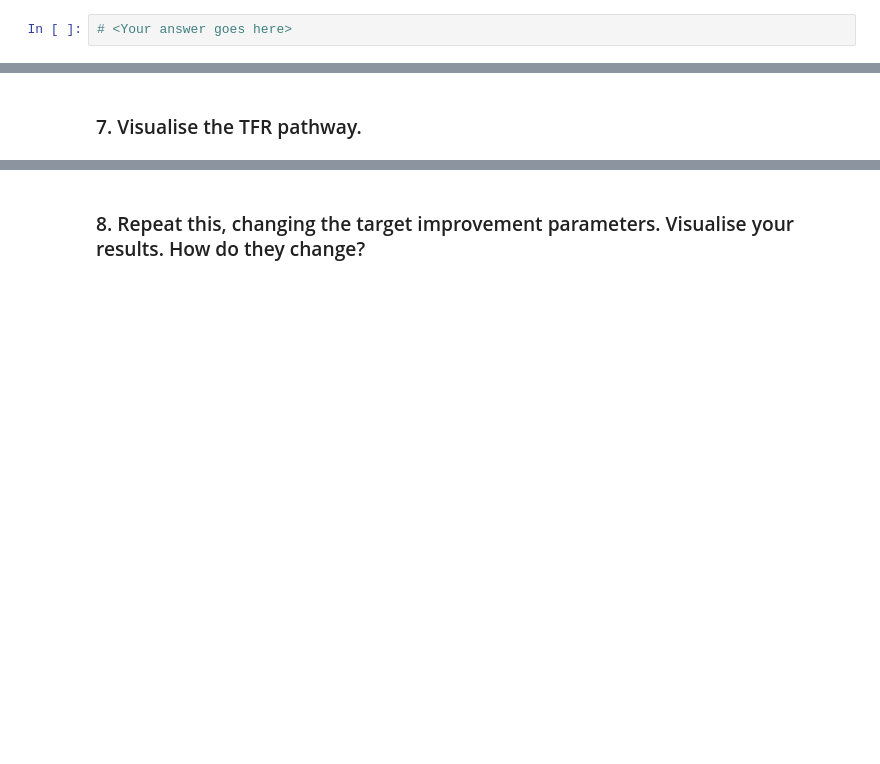
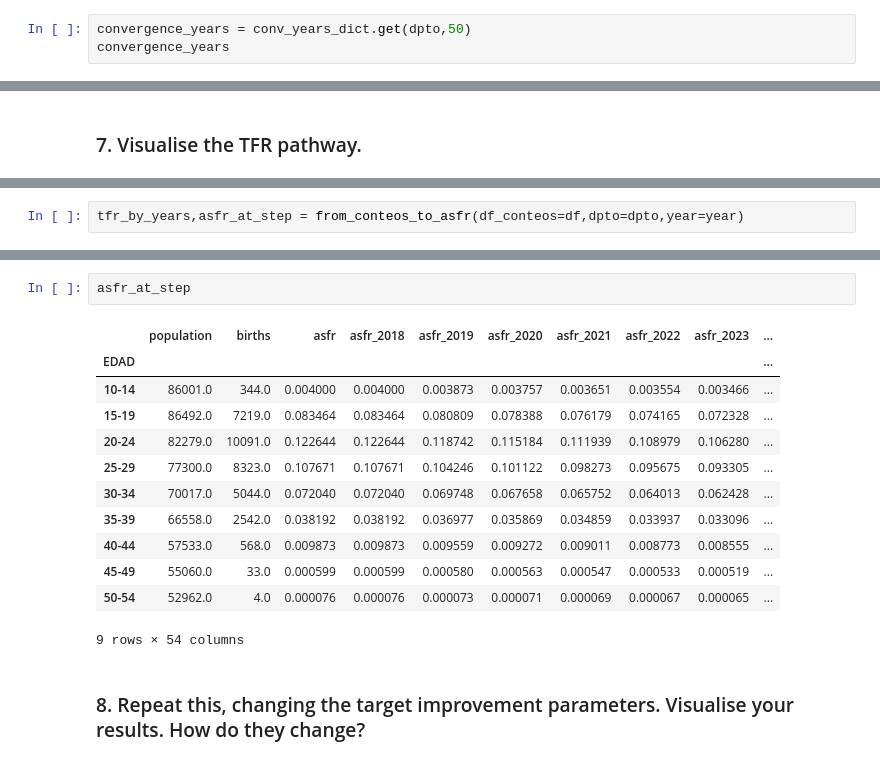
Before and after one commit to crahal/PyCCM, a Jupyter notebook: course/labs/questions/Computer_Lab_3.ipynb, the cells around one changed output, grey strips where cells are left out. Drawn from its saved outputs; the diff is of its cells as text; blank space fills up the shorter version.

```diff
--- a/course/labs/questions/Computer_Lab_3.ipynb
+++ b/course/labs/questions/Computer_Lab_3.ipynb
@@ -45,2 +121,3 @@ Every ~15 minutes we'll stretch our legs, drink some water, and then live code u
 # %%
-# <Your answer goes here>
+convergence_years = conv_years_dict.get(dpto,50)
+convergence_years
@@ -58,0 +257,2 @@ Every ~15 minutes we'll stretch our legs, drink some water, and then live code u
+# %%
+tfr_by_years,asfr_at_step = from_conteos_to_asfr(df_conteos=df,dpto=dpto,year=year)
@@ -59,3 +279,18 @@ Every ~15 minutes we'll stretch our legs, drink some water, and then live code u
+# %%
+asfr_at_step
+# %% [output]
+|  | population | births | asfr | asfr_2018 | asfr_2019 | asfr_2020 | asfr_2021 | asfr_2022 | asfr_2023 | ... |
+| EDAD |  |  |  |  |  |  |  |  |  | ... |
+| 10-14 | 86001.0 | 344.0 | 0.004000 | 0.004000 | 0.003873 | 0.003757 | 0.003651 | 0.003554 | 0.003466 | ... |
+| 15-19 | 86492.0 | 7219.0 | 0.083464 | 0.083464 | 0.080809 | 0.078388 | 0.076179 | 0.074165 | 0.072328 | ... |
+| 20-24 | 82279.0 | 10091.0 | 0.122644 | 0.122644 | 0.118742 | 0.115184 | 0.111939 | 0.108979 | 0.106280 | ... |
+| 25-29 | 77300.0 | 8323.0 | 0.107671 | 0.107671 | 0.104246 | 0.101122 | 0.098273 | 0.095675 | 0.093305 | ... |
+| 30-34 | 70017.0 | 5044.0 | 0.072040 | 0.072040 | 0.069748 | 0.067658 | 0.065752 | 0.064013 | 0.062428 | ... |
+| 35-39 | 66558.0 | 2542.0 | 0.038192 | 0.038192 | 0.036977 | 0.035869 | 0.034859 | 0.033937 | 0.033096 | ... |
+| 40-44 | 57533.0 | 568.0 | 0.009873 | 0.009873 | 0.009559 | 0.009272 | 0.009011 | 0.008773 | 0.008555 | ... |
+| 45-49 | 55060.0 | 33.0 | 0.000599 | 0.000599 | 0.000580 | 0.000563 | 0.000547 | 0.000533 | 0.000519 | ... |
+| 50-54 | 52962.0 | 4.0 | 0.000076 | 0.000076 | 0.000073 | 0.000071 | 0.000069 | 0.000067 | 0.000065 | ... |
+9 rows × 54 columns
 # %% [markdown]
 ### 8. Repeat this, changing the target improvement parameters. Visualise your results. How do they change?
 # %%
```
Also changed, not shown: parts of 32 cells of this notebook, 2 other files.
